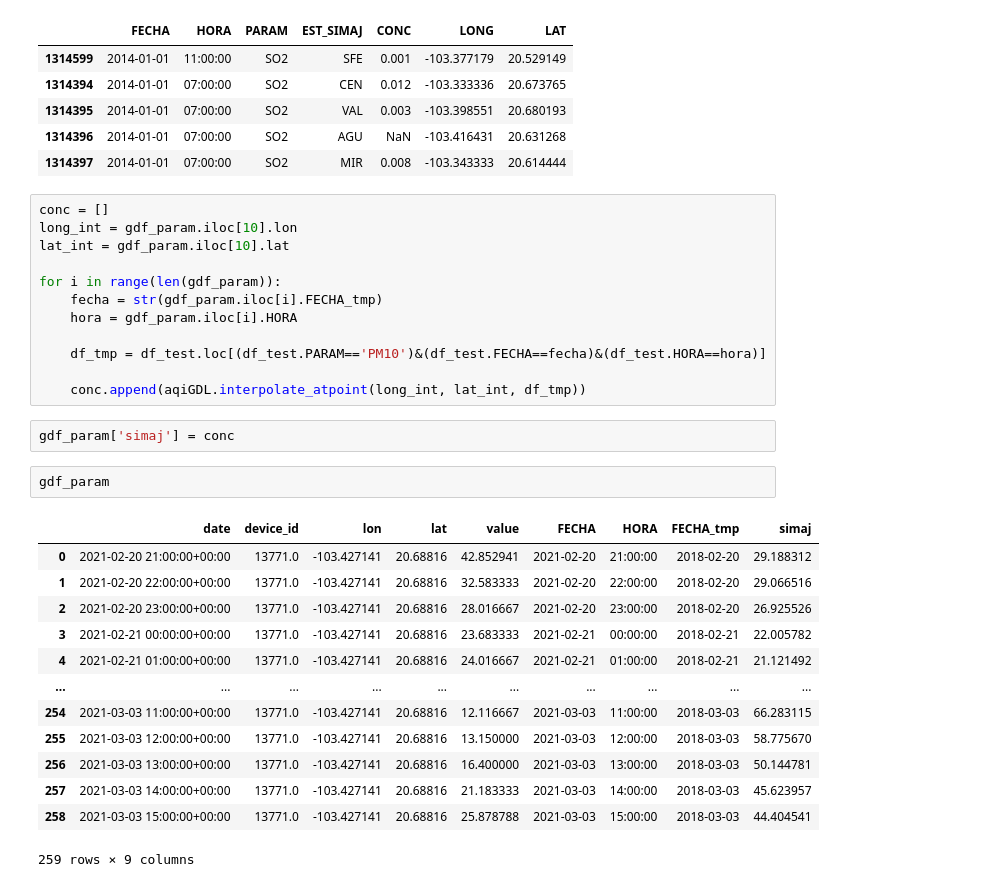
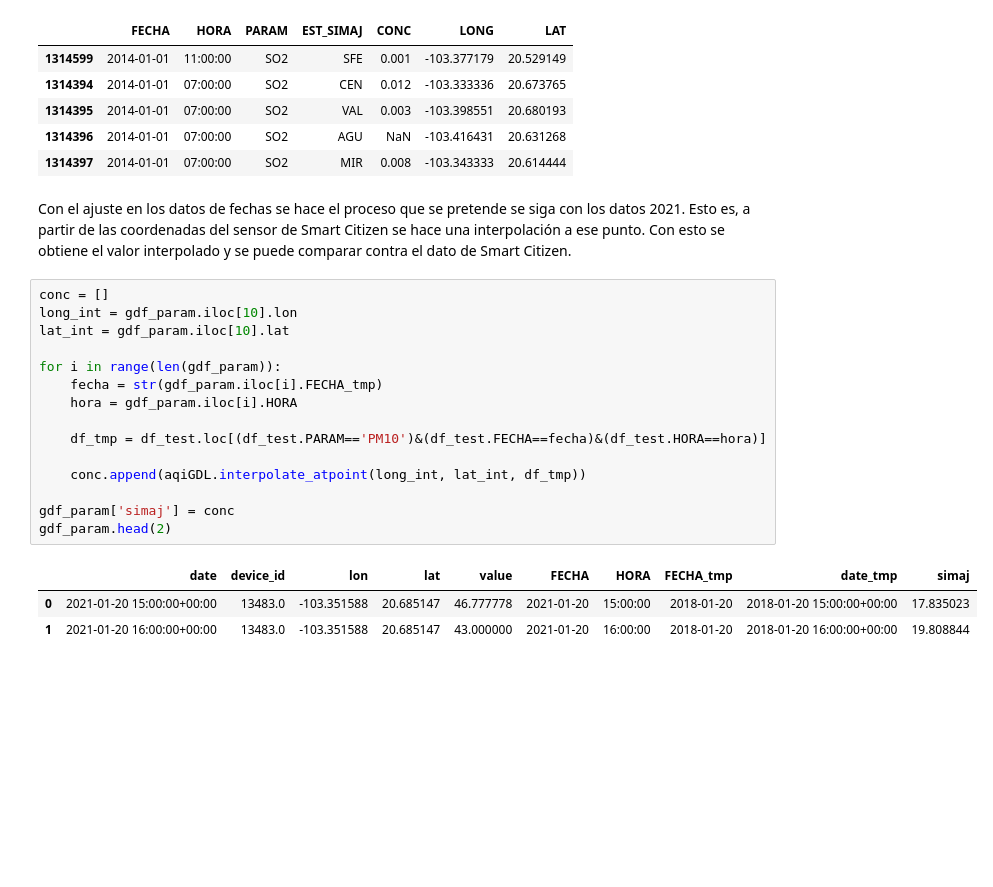
Before and after one commit to lac-analytics/gdlaire, a Jupyter notebook: notebooks/13-Compare_SIMAJ_SCK.ipynb, the cells around one changed output. Cells and saved outputs as stored; diff of their text form; blank space fills up the shorter version.

```diff
--- a/notebooks/13-Compare_SIMAJ_SCK.ipynb
+++ b/notebooks/13-Compare_SIMAJ_SCK.ipynb
@@ -121,33 +178,24 @@ df_test.head(5)
 | 1314395 | 2014-01-01 | 07:00:00 | SO2 | VAL | 0.003 | -103.398551 | 20.680193 |
 | 1314396 | 2014-01-01 | 07:00:00 | SO2 | AGU | NaN | -103.416431 | 20.631268 |
 | 1314397 | 2014-01-01 | 07:00:00 | SO2 | MIR | 0.008 | -103.343333 | 20.614444 |
+# %% [markdown]
+Con el ajuste en los datos de fechas se hace el proceso que se pretende se siga con los datos 2021. Esto es, a partir de las coordenadas del sensor de Smart Citizen se hace una interpolación a ese punto. Con esto se obtiene el valor interpolado y se puede comparar contra el dato de Smart Citizen.
 # %%
 conc = []
 long_int = gdf_param.iloc[10].lon
 lat_int = gdf_param.iloc[10].lat
 
 for i in range(len(gdf_param)):
     fecha = str(gdf_param.iloc[i].FECHA_tmp)
     hora = gdf_param.iloc[i].HORA
 
     df_tmp = df_test.loc[(df_test.PARAM=='PM10')&(df_test.FECHA==fecha)&(df_test.HORA==hora)]
 
     conc.append(aqiGDL.interpolate_atpoint(long_int, lat_int, df_tmp))
+
+gdf_param['simaj'] = conc
+gdf_param.head(2)
+# %% [output]
+|  | date | device_id | lon | lat | value | FECHA | HORA | FECHA_tmp | date_tmp | simaj |
+| 0 | 2021-01-20 15:00:00+00:00 | 13483.0 | -103.351588 | 20.685147 | 46.777778 | 2021-01-20 | 15:00:00 | 2018-01-20 | 2018-01-20 15:00:00+00:00 | 17.835023 |
+| 1 | 2021-01-20 16:00:00+00:00 | 13483.0 | -103.351588 | 20.685147 | 43.000000 | 2021-01-20 | 16:00:00 | 2018-01-20 | 2018-01-20 16:00:00+00:00 | 19.808844 |
-# %%
-gdf_param['simaj'] = conc
-# %%
-gdf_param
-# %% [output]
-|  | date | device_id | lon | lat | value | FECHA | HORA | FECHA_tmp | simaj |
-| 0 | 2021-02-20 21:00:00+00:00 | 13771.0 | -103.427141 | 20.68816 | 42.852941 | 2021-02-20 | 21:00:00 | 2018-02-20 | 29.188312 |
-| 1 | 2021-02-20 22:00:00+00:00 | 13771.0 | -103.427141 | 20.68816 | 32.583333 | 2021-02-20 | 22:00:00 | 2018-02-20 | 29.066516 |
-| 2 | 2021-02-20 23:00:00+00:00 | 13771.0 | -103.427141 | 20.68816 | 28.016667 | 2021-02-20 | 23:00:00 | 2018-02-20 | 26.925526 |
-| 3 | 2021-02-21 00:00:00+00:00 | 13771.0 | -103.427141 | 20.68816 | 23.683333 | 2021-02-21 | 00:00:00 | 2018-02-21 | 22.005782 |
-| 4 | 2021-02-21 01:00:00+00:00 | 13771.0 | -103.427141 | 20.68816 | 24.016667 | 2021-02-21 | 01:00:00 | 2018-02-21 | 21.121492 |
-| ... | ... | ... | ... | ... | ... | ... | ... | ... | ... |
-| 254 | 2021-03-03 11:00:00+00:00 | 13771.0 | -103.427141 | 20.68816 | 12.116667 | 2021-03-03 | 11:00:00 | 2018-03-03 | 66.283115 |
-| 255 | 2021-03-03 12:00:00+00:00 | 13771.0 | -103.427141 | 20.68816 | 13.150000 | 2021-03-03 | 12:00:00 | 2018-03-03 | 58.775670 |
-| 256 | 2021-03-03 13:00:00+00:00 | 13771.0 | -103.427141 | 20.68816 | 16.400000 | 2021-03-03 | 13:00:00 | 2018-03-03 | 50.144781 |
-| 257 | 2021-03-03 14:00:00+00:00 | 13771.0 | -103.427141 | 20.68816 | 21.183333 | 2021-03-03 | 14:00:00 | 2018-03-03 | 45.623957 |
-| 258 | 2021-03-03 15:00:00+00:00 | 13771.0 | -103.427141 | 20.68816 | 25.878788 | 2021-03-03 | 15:00:00 | 2018-03-03 | 44.404541 |
-259 rows × 9 columns
```
Also changed, not shown: parts of 40 cells of this notebook, 25 other files.
